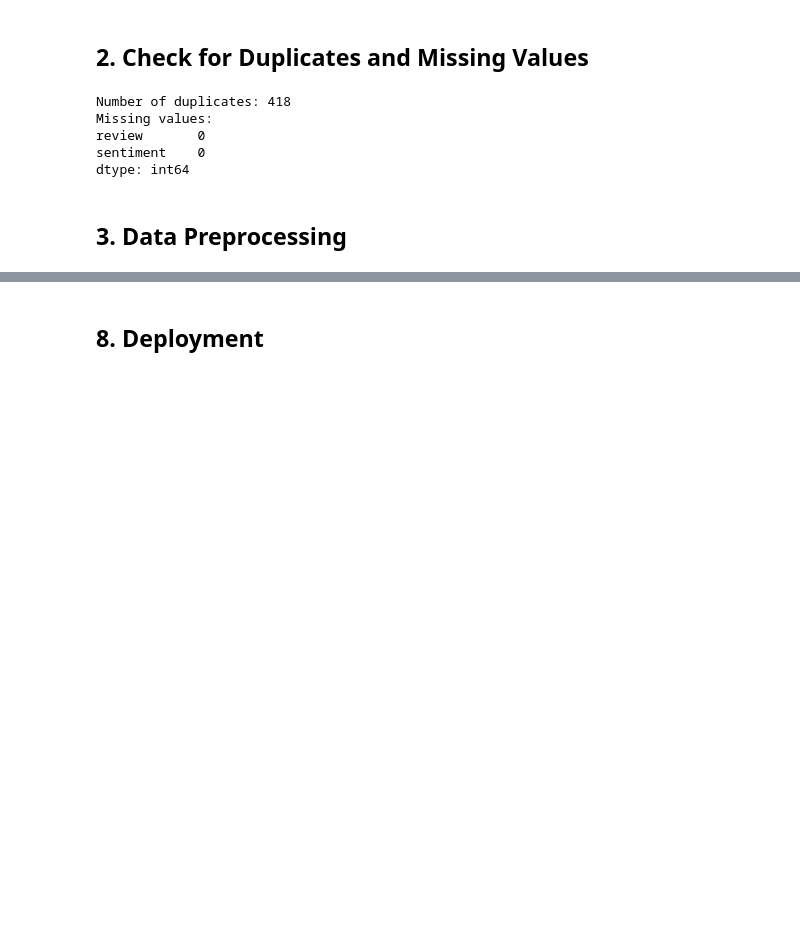
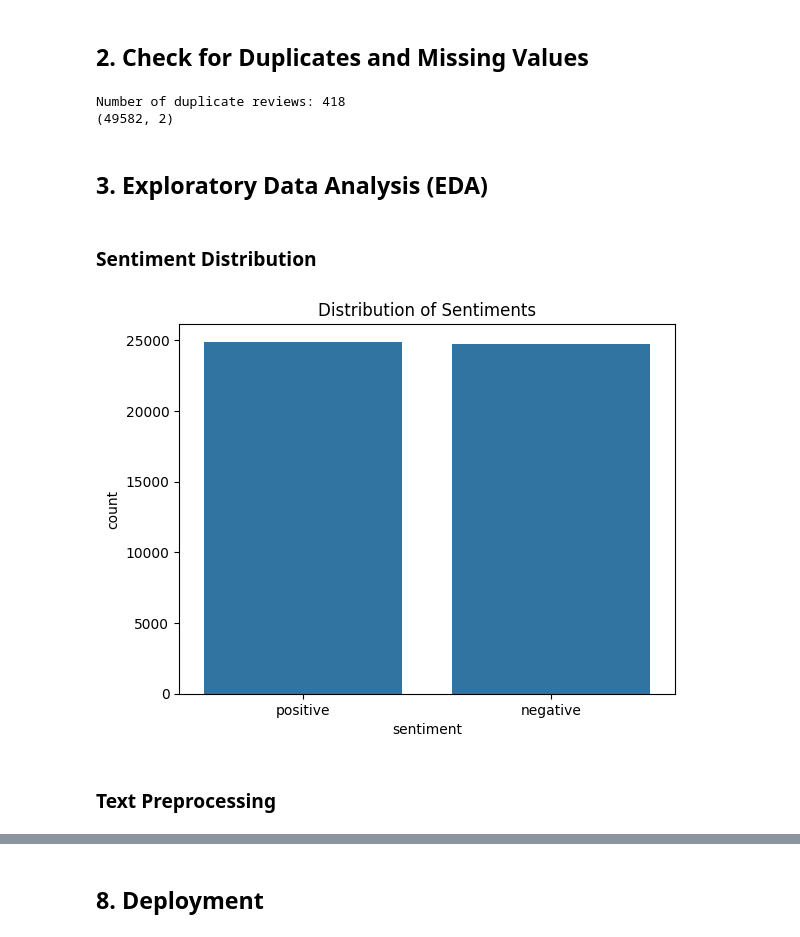
Before and after one commit to JoshuaPaul-lasisi/Sentiment-Analysis-of-Movie-Reviews, a Jupyter notebook: notebook.ipynb, the cells around one changed output, grey strips where cells are left out. Cells and saved outputs as stored; diff of their text form; code cells hidden in the pictures; blank space fills up the shorter version.

```diff
--- a/notebook.ipynb
+++ b/notebook.ipynb
@@ -22,24 +45,32 @@ print(imdb.head())
 # %%
 # Check for duplicates
 duplicates = imdb.duplicated().sum()
-print(f"Number of duplicates: {duplicates}")
+print(f"Number of duplicate reviews: {duplicates}")
 
-# Drop duplicates if any
+# Remove duplicates if any
 imdb = imdb.drop_duplicates()
 
-# Check for missing values
-missing_values = imdb.isnull().sum()
-print(f"Missing values:\n{missing_values}")
-
-# Since there are no missing values, we can proceed to the next step
+# Recheck the shape after removing duplicates
+print(imdb.shape)
 # %% [output]
-Number of duplicates: 418
-Missing values:
-review       0
-sentiment    0
-dtype: int64
+Number of duplicate reviews: 418
+(49582, 2)
 # %% [markdown]
-## 3. Data Preprocessing
+## 3. Exploratory Data Analysis (EDA)
+# %% [markdown]
+### Sentiment Distribution
+# %%
+import seaborn as sns
+import matplotlib.pyplot as plt
+
+# Plot the distribution of sentiments
+sns.countplot(x='sentiment', data=imdb)
+plt.title("Distribution of Sentiments")
+plt.show()
+# %% [output]
+[figure, added]
+# %% [markdown]
+### Text Preprocessing
 # %%
 import re
 from nltk.corpus import stopwords
```
Also changed, not shown: parts of 22 cells of this notebook.
